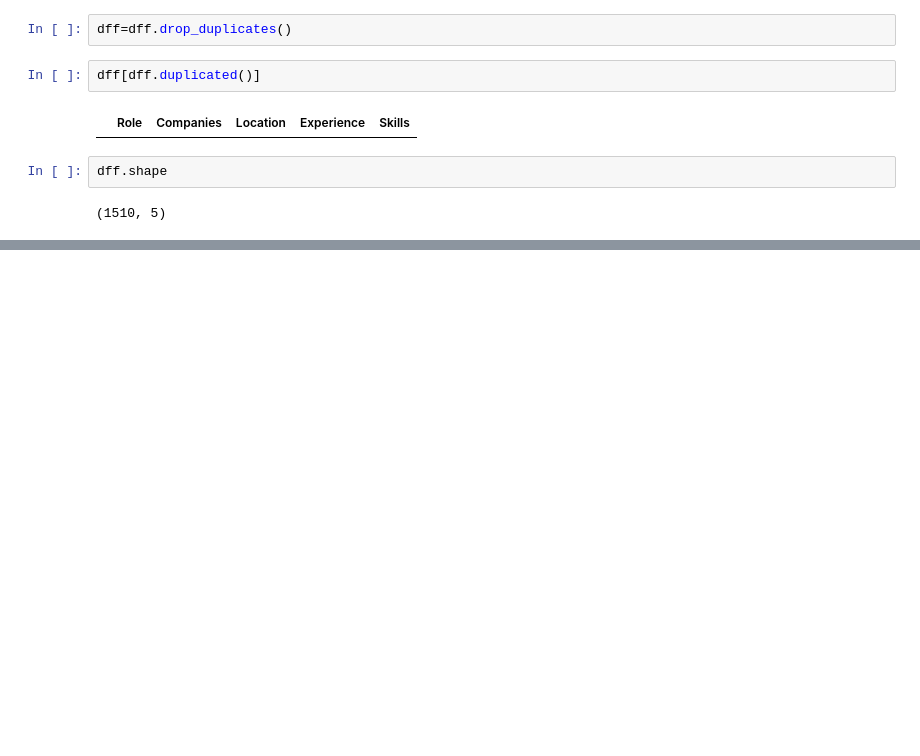
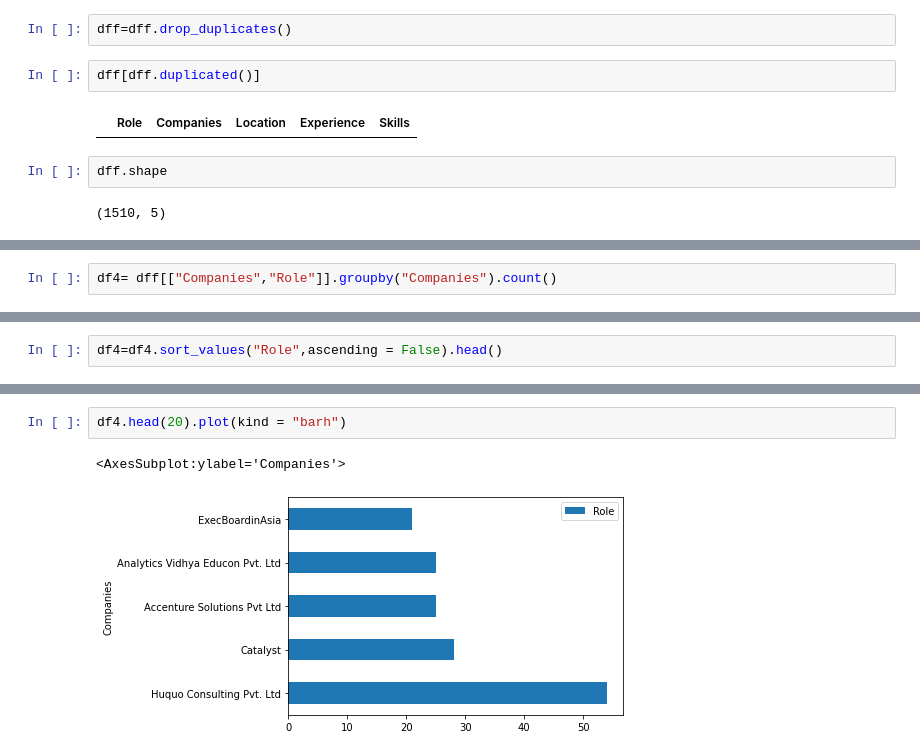
Before and after one commit to varun290101/MarketSegmentation, a Jupyter notebook: Market Segmentation.ipynb, the cells around one changed output, grey strips where cells are left out. Saved outputs shown, nothing was run; the diff lists cells and outputs as text; blank space fills up the shorter version.

```diff
--- a/Market Segmentation.ipynb
+++ b/Market Segmentation.ipynb
@@ -110,0 +135,2 @@ dff.head()
+# %%
+df4= dff[["Companies","Role"]].groupby("Companies").count()
@@ -110,0 +147,2 @@ dff.head()
+# %%
+df4=df4.sort_values("Role",ascending = False).head()
@@ -110,0 +185,5 @@ dff.head()
+# %%
+df4.head(20).plot(kind = "barh")
+# %% [output]
+<AxesSubplot:ylabel='Companies'>
+[figure, added]
```
Also changed, not shown: parts of 18 cells of this notebook.
